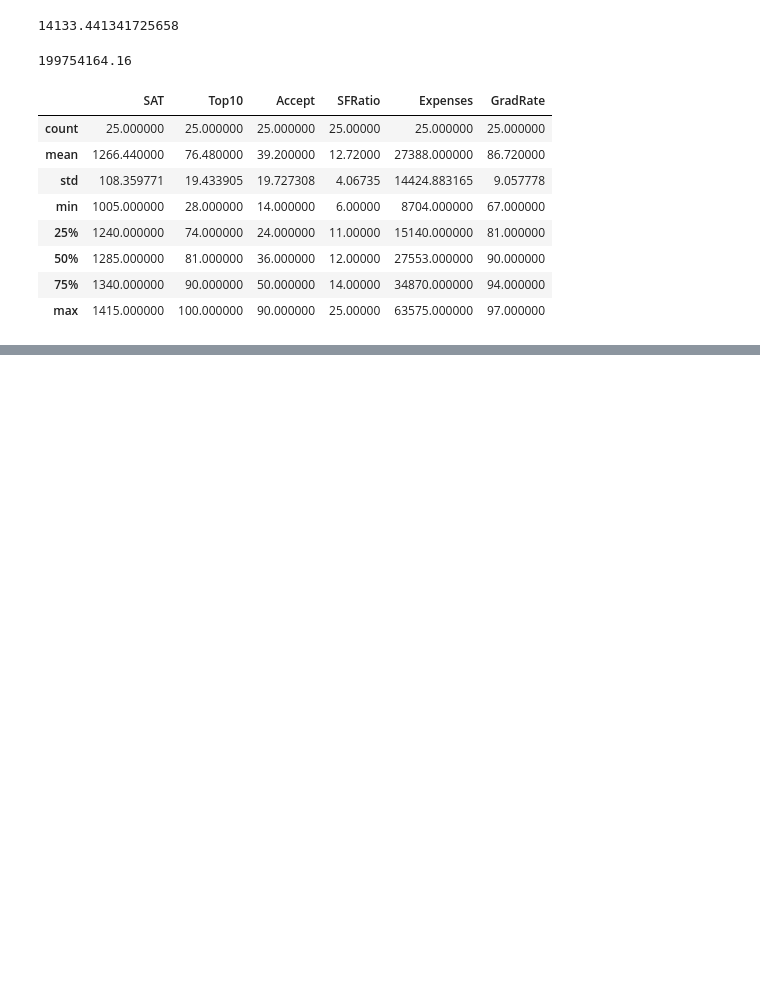
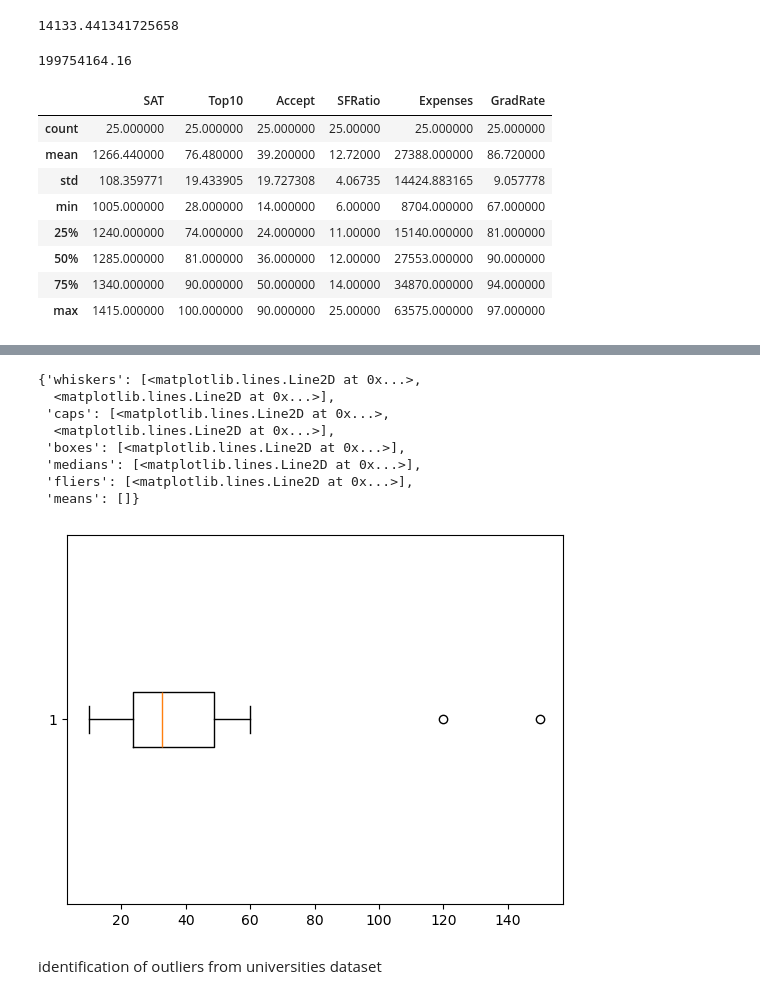
Before and after one commit to manoj009-hos/Aiml-tasks, a Jupyter notebook: descriptivestastics.ipynb, the cells around one changed output, grey strips where cells are left out. Cells and saved outputs as stored; diff of their text form; code cells hidden in the pictures; blank space fills up the shorter version.

```diff
--- a/descriptivestastics.ipynb
+++ b/descriptivestastics.ipynb
@@ -60,0 +103,4 @@ df.describe()
+# %%
+g = [20,15,10,25,30,35,28,40,45,60,120,150]
+score=pd.Series(g)
+score
@@ -60,0 +121,14 @@ df.describe()
+# %%
+plt.boxplot(score,vert=False)
+# %% [output]
+{'whiskers': [<matplotlib.lines.Line2D at 0x...>,
+  <matplotlib.lines.Line2D at 0x...>],
+ 'caps': [<matplotlib.lines.Line2D at 0x...>,
+  <matplotlib.lines.Line2D at 0x...>],
+ 'boxes': [<matplotlib.lines.Line2D at 0x...>],
+ 'medians': [<matplotlib.lines.Line2D at 0x...>],
+ 'fliers': [<matplotlib.lines.Line2D at 0x...>],
+ 'means': []}
+[figure, added]
+# %% [markdown]
+identification of outliers from universities dataset
```
Also changed, not shown: parts of 9 cells of this notebook.
